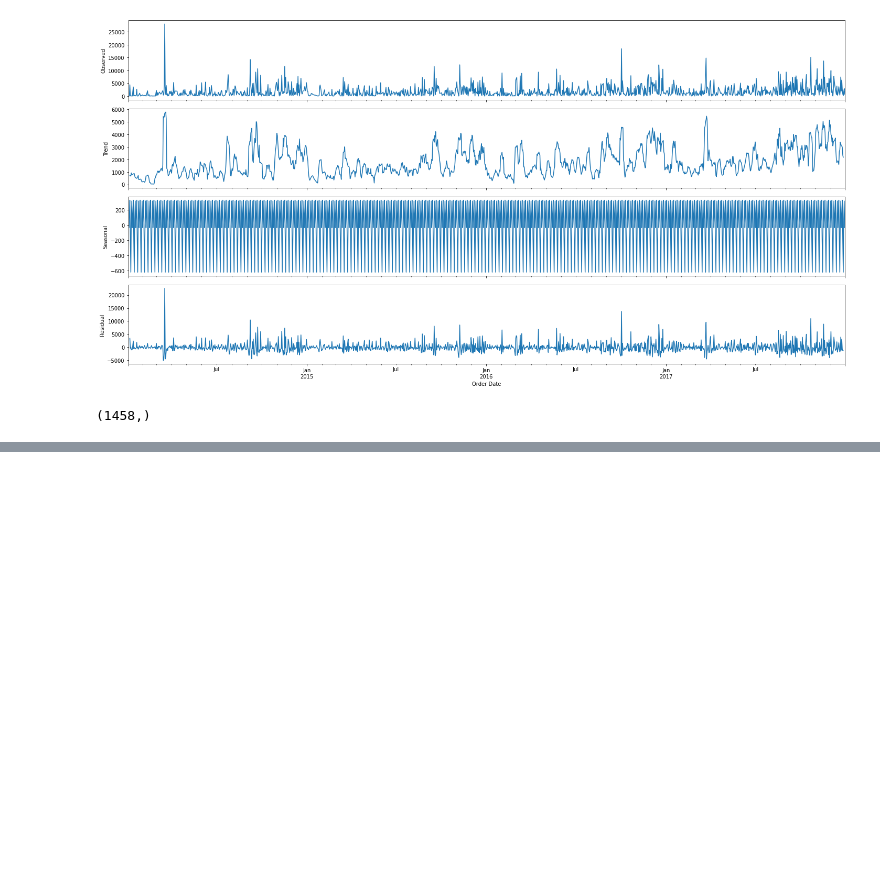
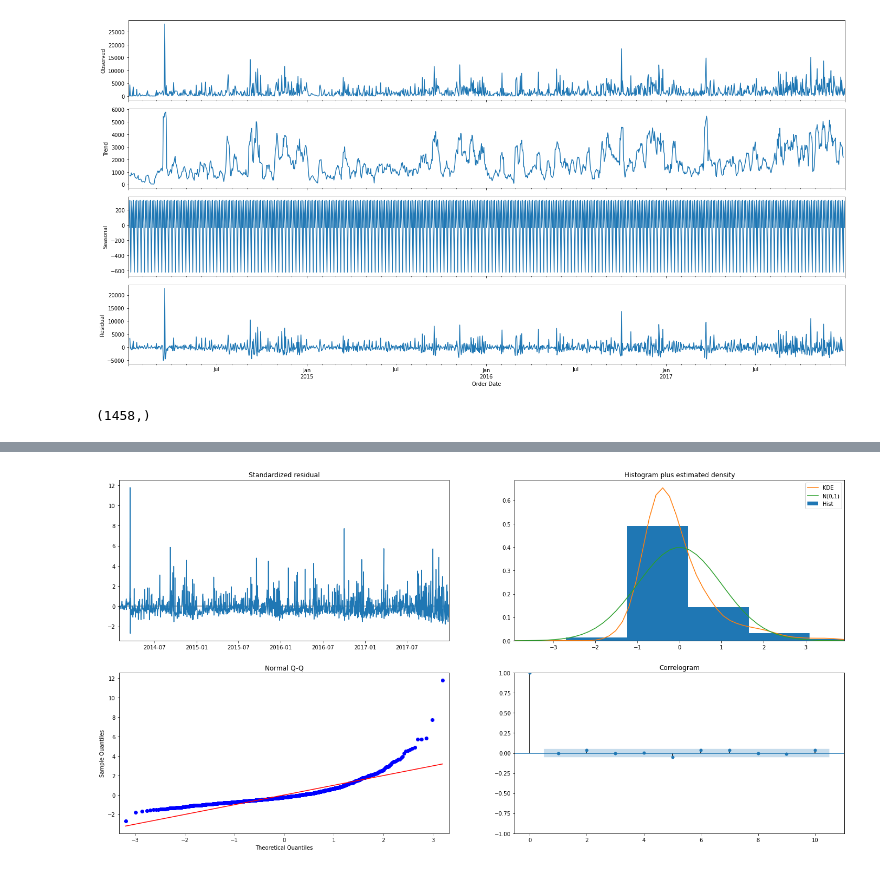
Before and after one commit to Latiefabdul/Retail_2, a Jupyter notebook: Time_Series_Analysis_Retail_2.ipynb, the cells around one changed output, grey strips where cells are left out. Saved outputs shown, nothing was run; the diff lists cells and outputs as text; code cells hidden in the pictures; blank space fills up the shorter version.

Commit message:
Mengubah nama Demo_Retail.ipynb menjadi Time_Series_Analysis_Retail_2.ipynb dan menambah forecasting menggunakan SARIMAX serta menambah hal-hal lain.

```diff
--- a/Demo_Retail.ipynb
+++ b/Time_Series_Analysis_Retail_2.ipynb
@@ -363,0 +289,8 @@ predict.shape
+# %%
+model_sarima = sm.tsa.statespace.SARIMAX(dataset_sales,
+                                order=(1, 1, 1),
+                                seasonal_order=(1, 1, 1, 12),
+                                enforce_stationarity=False,
+                                enforce_invertibility=False)
+hasil = model_sarima.fit() #model fitting
+print(hasil.summary().tables[1]) # menampilkan hasil model SARIMA
@@ -363,0 +307,10 @@ predict.shape
+# %%
+hasil.plot_diagnostics(figsize=(24, 12))
+#Menghasilkan beberapa grafik:
+# 1. Residual terstandar dalam satuan waktu
+# 2. Histogram dan perkiraan kepadatan dari residual terstandar/
+# 3. Normal Q-Q, dengan garis referensi normal.
+# 4. Korellogram
+plt.show()
+# %% [output]
+[figure, added]
```
Also changed, not shown: parts of 53 cells of this notebook.
